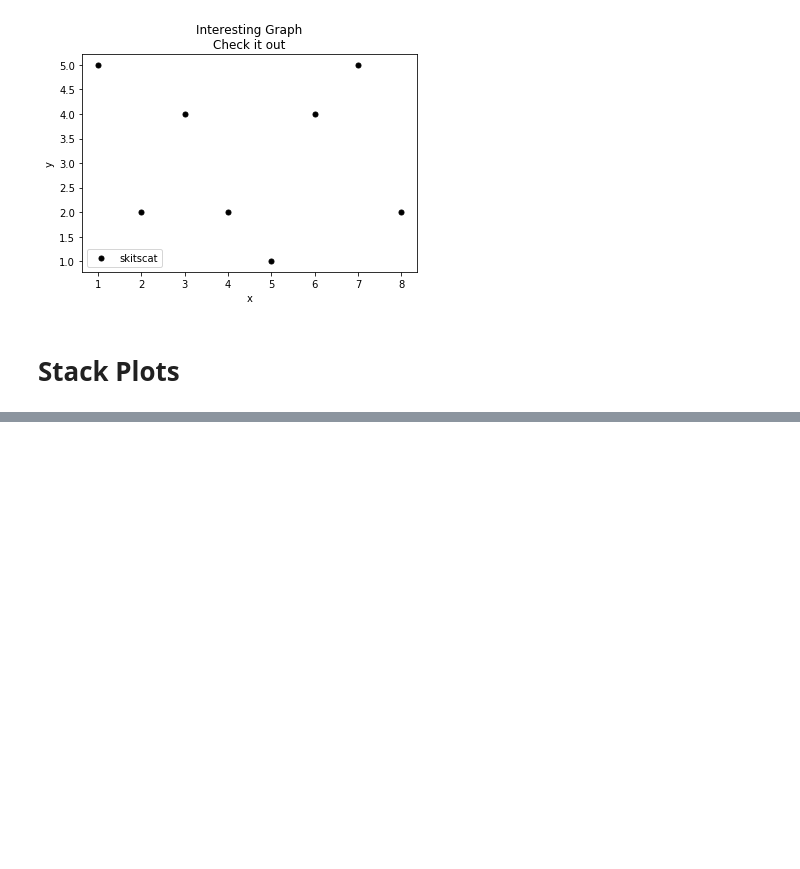
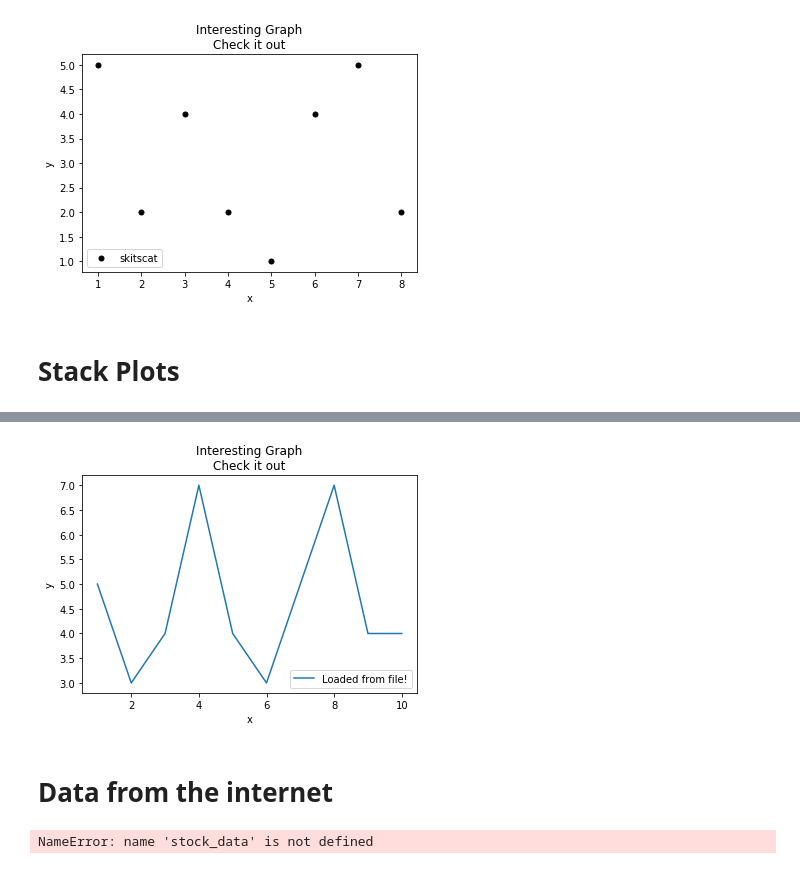
Before and after one commit to KnowledgeMavens/Science-Tech, a Jupyter notebook: Matplotlib 05-19-18/Matplotlib.ipynb, the cells around one changed output, grey strips where cells are left out. Saved outputs shown, nothing was run; the diff lists cells and outputs as text; code cells hidden in the pictures; blank space fills up the shorter version.

```diff
--- a/Matplotlib 05-19-18/Matplotlib.ipynb
+++ b/Matplotlib 05-19-18/Matplotlib.ipynb
@@ -99,0 +131,16 @@ plt.show()
+# %%
+import matplotlib.pyplot as plt
+import numpy as np
+
+x, y = np.loadtxt('example.txt', delimiter=',', unpack=True)
+plt.plot(x,y, label='Loaded from file!')
+
+plt.xlabel('x')
+plt.ylabel('y')
+plt.title('Interesting Graph\nCheck it out')
+plt.legend()
+plt.show()
+# %% [output]
+[figure, added]
+# %% [markdown]
+# Data from the internet
@@ -99,0 +170,16 @@ plt.show()
+# %%
+    date, closep, highp, lowp, openp, adj_closep, volume = np.loadtxt(stock_data,
+                                                          delimiter=',',
+                                                          unpack=True,
+                                                          # %Y = full year. 2015
+                                                          # %y = partial year 15
+                                                          # %m = number month
+                                                          # %d = number day
+                                                          # %H = hours
+                                                          # %M = minutes
+                                                          # %S = seconds
+                                                          # 12-06-2014
+                                                          # %m-%d-%Y
+                                                          converters={0: bytespdate2num('%Y-%m-%d')})
+# %% [output]
+NameError: name 'stock_data' is not defined
```
Also changed, not shown: parts of 9 cells of this notebook, 1 other file.
